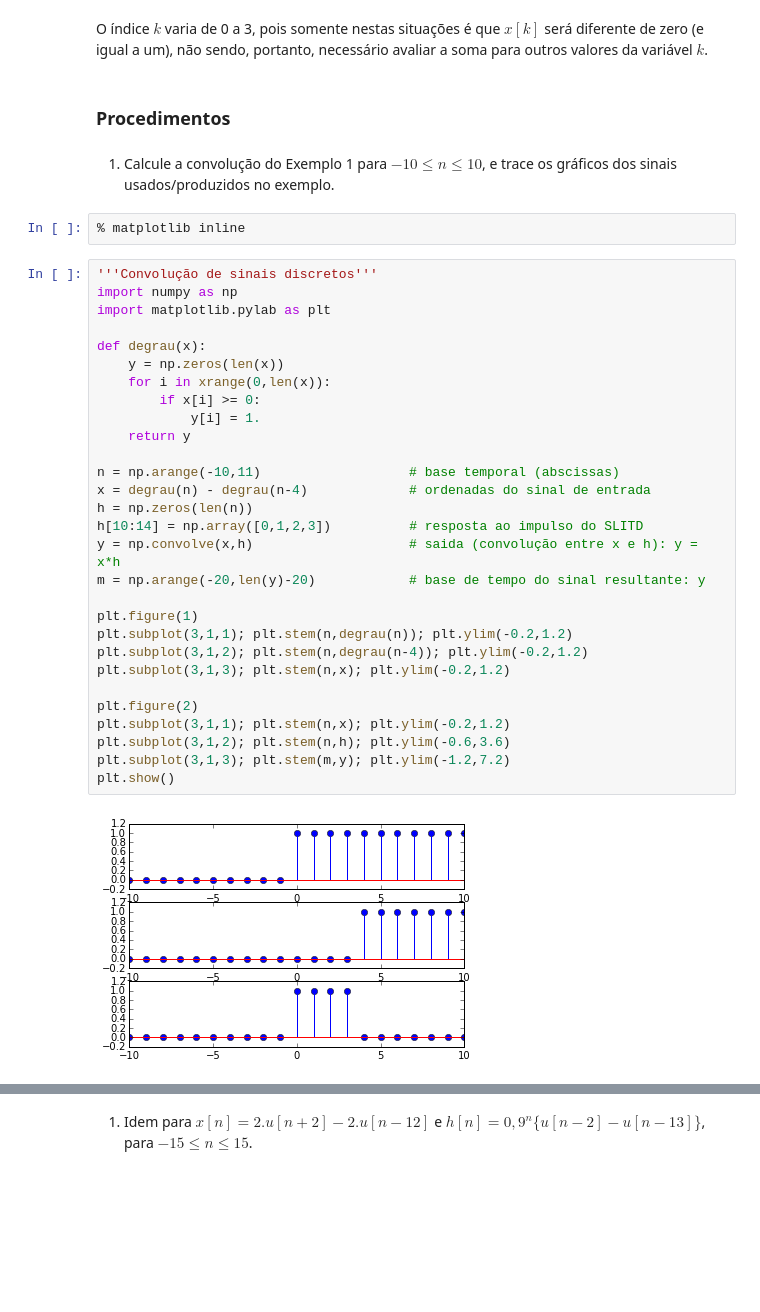
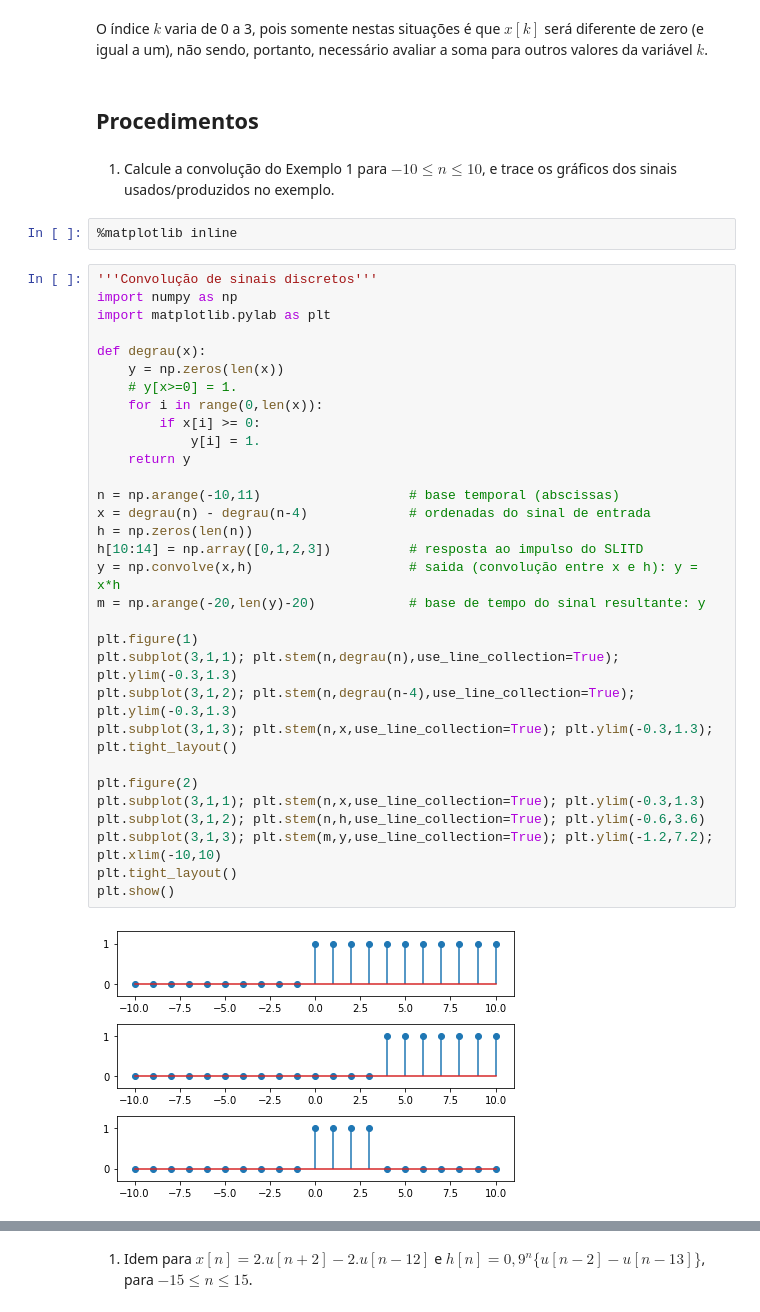
Before and after one commit to kaw19/linear_systems, a Jupyter notebook: 02 conv/SL_Lab_02_Convolucao.ipynb, the cells around one changed output, grey strips where cells are left out. Saved outputs shown, nothing was run; the diff lists cells and outputs as text; blank space fills up the shorter version.

```diff
--- a/02 conv/SL_Lab_02_Convolucao.ipynb
+++ b/02 conv/SL_Lab_02_Convolucao.ipynb
@@ -158,39 +173,41 @@ $$
 # %% [markdown]
 O índice $k$ varia de 0 a 3, pois somente nestas situações é que $x[k]$ será diferente de zero (e igual a um), não sendo, portanto, necessário avaliar a soma para outros valores da variável $k$.
 # %% [markdown]
-### Procedimentos
+## Procedimentos
 # %% [markdown]
 <ol><li>Calcule a convolução do Exemplo 1 para $-10 \leq n \leq 10$, e trace os gráficos dos sinais usados/produzidos no exemplo.
 # %%
-% matplotlib inline
+%matplotlib inline
 # %%
 '''Convolução de sinais discretos'''
 import numpy as np
 import matplotlib.pylab as plt
 
 def degrau(x):
     y = np.zeros(len(x))
-    for i in xrange(0,len(x)):
+    # y[x>=0] = 1.
+    for i in range(0,len(x)):
         if x[i] >= 0:
             y[i] = 1.
     return y
 
 n = np.arange(-10,11)                   # base temporal (abscissas)
 x = degrau(n) - degrau(n-4)	            # ordenadas do sinal de entrada
 h = np.zeros(len(n))
 h[10:14] = np.array([0,1,2,3])          # resposta ao impulso do SLITD
 y = np.convolve(x,h)                    # saida (convolução entre x e h): y = x*h
 m = np.arange(-20,len(y)-20)            # base de tempo do sinal resultante: y
 
 plt.figure(1)
-plt.subplot(3,1,1); plt.stem(n,degrau(n)); plt.ylim(-0.2,1.2)
-plt.subplot(3,1,2); plt.stem(n,degrau(n-4)); plt.ylim(-0.2,1.2)
-plt.subplot(3,1,3); plt.stem(n,x); plt.ylim(-0.2,1.2)
+plt.subplot(3,1,1); plt.stem(n,degrau(n),use_line_collection=True); plt.ylim(-0.3,1.3)
+plt.subplot(3,1,2); plt.stem(n,degrau(n-4),use_line_collection=True); plt.ylim(-0.3,1.3)
+plt.subplot(3,1,3); plt.stem(n,x,use_line_collection=True); plt.ylim(-0.3,1.3); plt.tight_layout()
 
 plt.figure(2)
-plt.subplot(3,1,1); plt.stem(n,x); plt.ylim(-0.2,1.2)
-plt.subplot(3,1,2); plt.stem(n,h); plt.ylim(-0.6,3.6)
-plt.subplot(3,1,3); plt.stem(m,y); plt.ylim(-1.2,7.2)
+plt.subplot(3,1,1); plt.stem(n,x,use_line_collection=True); plt.ylim(-0.3,1.3)
+plt.subplot(3,1,2); plt.stem(n,h,use_line_collection=True); plt.ylim(-0.6,3.6)
+plt.subplot(3,1,3); plt.stem(m,y,use_line_collection=True); plt.ylim(-1.2,7.2); plt.xlim(-10,10)
+plt.tight_layout()
 plt.show()
 # %% [output]
-[figure, old version]
+[figure, new version]
```
Also changed, not shown: parts of 28 cells of this notebook.
